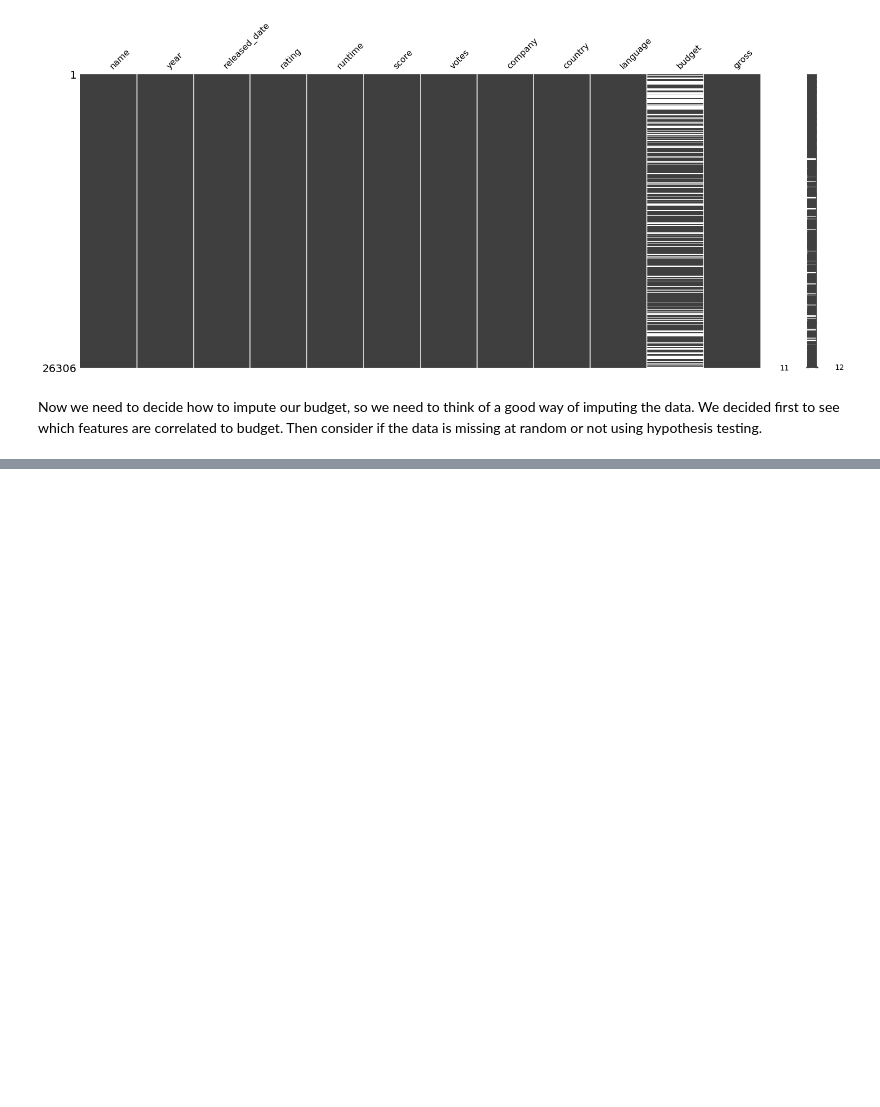
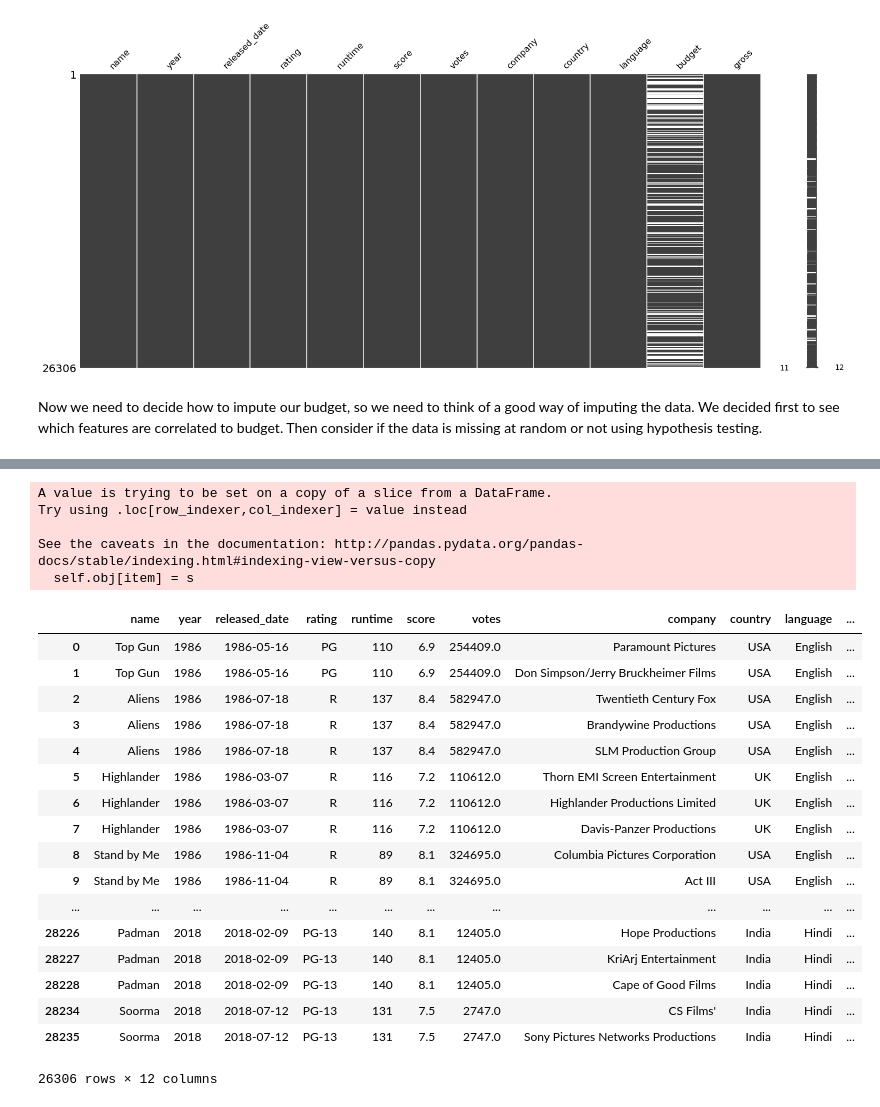
Before and after one commit to rayguan97/CMSC320, a Jupyter notebook: Final Tutorial.ipynb, the cells around one changed output, grey strips where cells are left out. Drawn from its saved outputs; the diff is of its cells as text; code cells hidden in the pictures; blank space fills up the shorter version.

```diff
--- a/Final Tutorial.ipynb
+++ b/Final Tutorial.ipynb
@@ -463,0 +472,26 @@ mean1 =
+# %%
+newset = dataset[['name', 'year', "score", "votes", "company", "country", "gross"]]
+name = np.array([])
+year = np.array([])
+score = np.array([])
+votes = np.array([])
+company = np.array([])
+country = np.array([])
+gross = np.array([])
+budget = np.array([])
+for i in range(dataset.shape[0]):
+    try:
+        if math.isnan(dataset.loc[i, 'budget']):
+            bgt = intercept + slope * dataset.loc[i, 'gross']
+        else:
+            bgt = dataset.loc[i, 'gross']
+
+        #np.append(name, dataset.loc[i, 'name'])
+        #np.append(year, dataset.loc[i, 'year'])
+        #np.append(score, dataset.loc[i, 'score'])
+        #np.append(votes, dataset.loc[i, 'votes'])
+        #np.append(company, dataset.loc[i, 'company'])
+        #np.append(country, dataset.loc[i, 'country'])
+        #np.append(gross, dataset.loc[i, 'gross'])
+        np.append(budget, bgt)
+    except:
@@ -464,3 +500,42 @@ mean1 =
+# %%
+budget = []
+
+for indes, row in dataset.iterrows():
+    if math.isnan(row['budget']):
+        bgt = intercept + slope * row['gross']
+    else:
+        bgt = row['budget']
+
+    budget.append(bgt)
+
+dataset.loc[:, 'budget'] = budget
+# %% [output]
+A value is trying to be set on a copy of a slice from a DataFrame.
+Try using .loc[row_indexer,col_indexer] = value instead
+
+See the caveats in the documentation: http://pandas.pydata.org/pandas-docs/stable/indexing.html#indexing-view-versus-copy
+  self.obj[item] = s
+# %%
+dataset
+# %% [output]
+|  | name | year | released_date | rating | runtime | score | votes | company | country | language | ... |
+| 0 | Top Gun | 1986 | 1986-05-16 | PG | 110 | 6.9 | 254409.0 | Paramount Pictures | USA | English | ... |
+| 1 | Top Gun | 1986 | 1986-05-16 | PG | 110 | 6.9 | 254409.0 | Don Simpson/Jerry Bruckheimer Films | USA | English | ... |
+| 2 | Aliens | 1986 | 1986-07-18 | R | 137 | 8.4 | 582947.0 | Twentieth Century Fox | USA | English | ... |
+| 3 | Aliens | 1986 | 1986-07-18 | R | 137 | 8.4 | 582947.0 | Brandywine Productions | USA | English | ... |
+| 4 | Aliens | 1986 | 1986-07-18 | R | 137 | 8.4 | 582947.0 | SLM Production Group | USA | English | ... |
+| 5 | Highlander | 1986 | 1986-03-07 | R | 116 | 7.2 | 110612.0 | Thorn EMI Screen Entertainment | UK | English | ... |
+| 6 | Highlander | 1986 | 1986-03-07 | R | 116 | 7.2 | 110612.0 | Highlander Productions Limited | UK | English | ... |
+| 7 | Highlander | 1986 | 1986-03-07 | R | 116 | 7.2 | 110612.0 | Davis-Panzer Productions | UK | English | ... |
+| 8 | Stand by Me | 1986 | 1986-11-04 | R | 89 | 8.1 | 324695.0 | Columbia Pictures Corporation | USA | English | ... |
+| 9 | Stand by Me | 1986 | 1986-11-04 | R | 89 | 8.1 | 324695.0 | Act III | USA | English | ... |
+| ... | ... | ... | ... | ... | ... | ... | ... | ... | ... | ... | ... |
+| 28226 | Padman | 2018 | 2018-02-09 | PG-13 | 140 | 8.1 | 12405.0 | Hope Productions | India | Hindi | ... |
+| 28227 | Padman | 2018 | 2018-02-09 | PG-13 | 140 | 8.1 | 12405.0 | KriArj Entertainment | India | Hindi | ... |
+| 28228 | Padman | 2018 | 2018-02-09 | PG-13 | 140 | 8.1 | 12405.0 | Cape of Good Films | India | Hindi | ... |
+| 28234 | Soorma | 2018 | 2018-07-12 | PG-13 | 131 | 7.5 | 2747.0 | CS Films' | India | Hindi | ... |
+| 28235 | Soorma | 2018 | 2018-07-12 | PG-13 | 131 | 7.5 | 2747.0 | Sony Pictures Networks Productions | India | Hindi | ... |
+26306 rows × 12 columns
 # %%
 # country, score, gross profit
 
```
Also changed, not shown: parts of 8 cells of this notebook.
